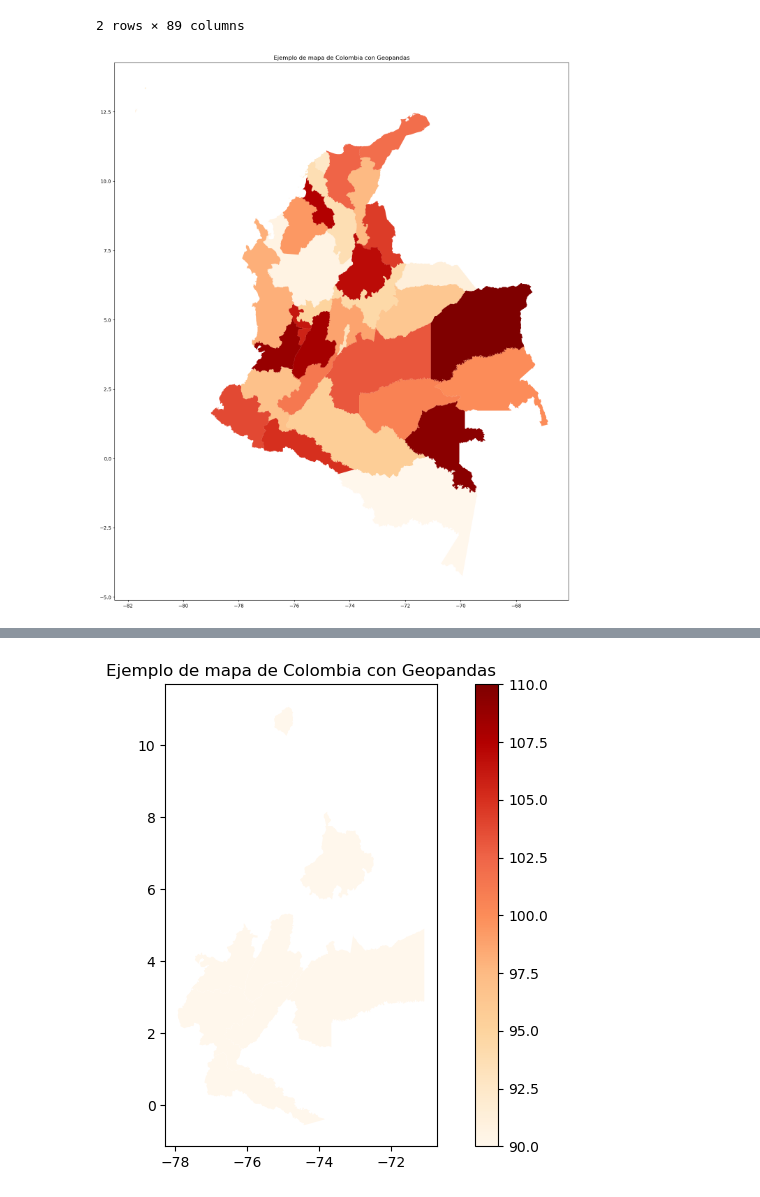
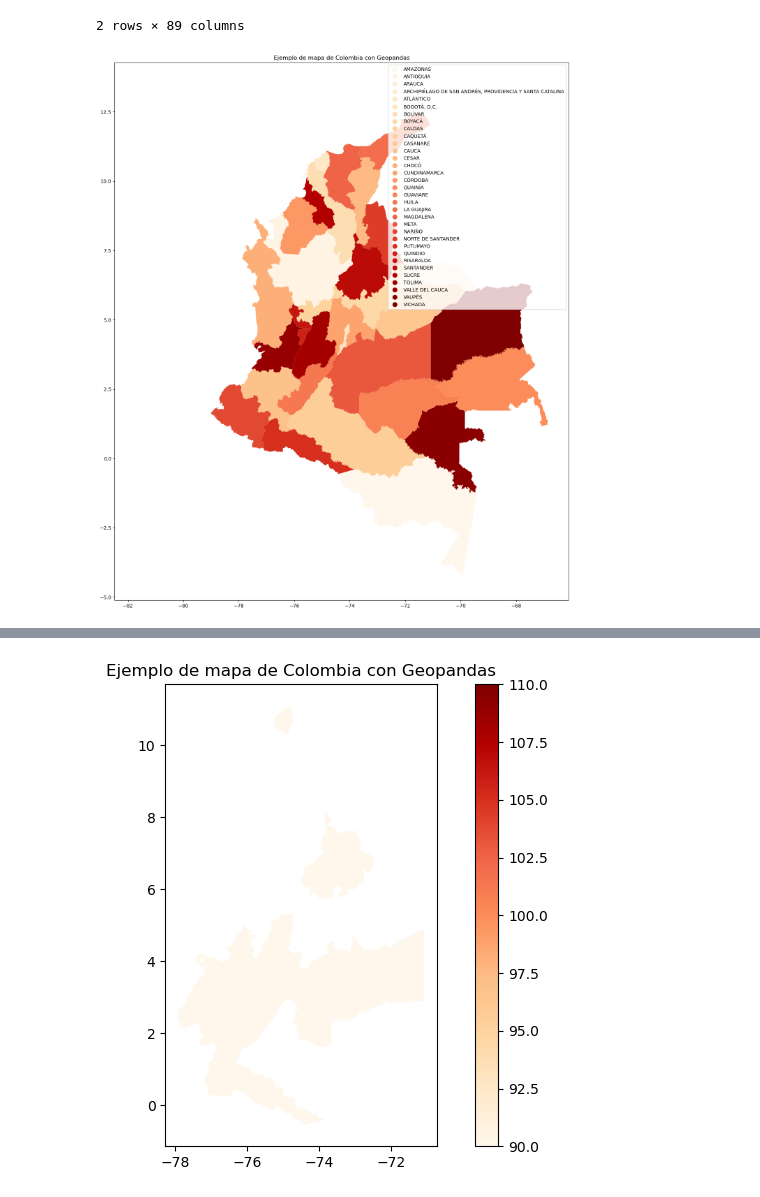
Before and after one commit to PFP-Python-For-People/Nivelatorio, a Jupyter notebook: S6/EjercicioDemoEnClase_6.ipynb, the cells around one changed output, grey strips where cells are left out. Saved outputs shown, nothing was run; the diff lists cells and outputs as text; code cells hidden in the pictures.

```diff
--- a/S6/EjercicioDemoEnClase_6.ipynb
+++ b/S6/EjercicioDemoEnClase_6.ipynb
@@ -53,11 +75,11 @@ colombia.tail(2)
 # %%
 # Visualizar el mapa de Colombia con sus departamentos
 fig, ax = plt.subplots(figsize=(20, 20))
-colombia.plot(column='DPTO_CNMBR', cmap='OrRd', legend=False, ax=ax)
+colombia.plot(column='DPTO_CNMBR', cmap='OrRd', legend=True, ax=ax)
 plt.title('Ejemplo de mapa de Colombia con Geopandas')
 plt.show()
 # %% [output]
-[figure, old version]
+[figure, new version]
 # %%
 # Crear un DataFrame de ejemplo con datos para cada departamento
 data = {'Departamento': ['HUILA', 'META', 'VALLE DEL CAUCA', 'PUTUMAYO', 'CAUCA', 'ATLÁNTICO', 'TOLIMA', 'SANTANDER' ],
```
Also changed, not shown: parts of 4 cells of this notebook, 6 other files.
